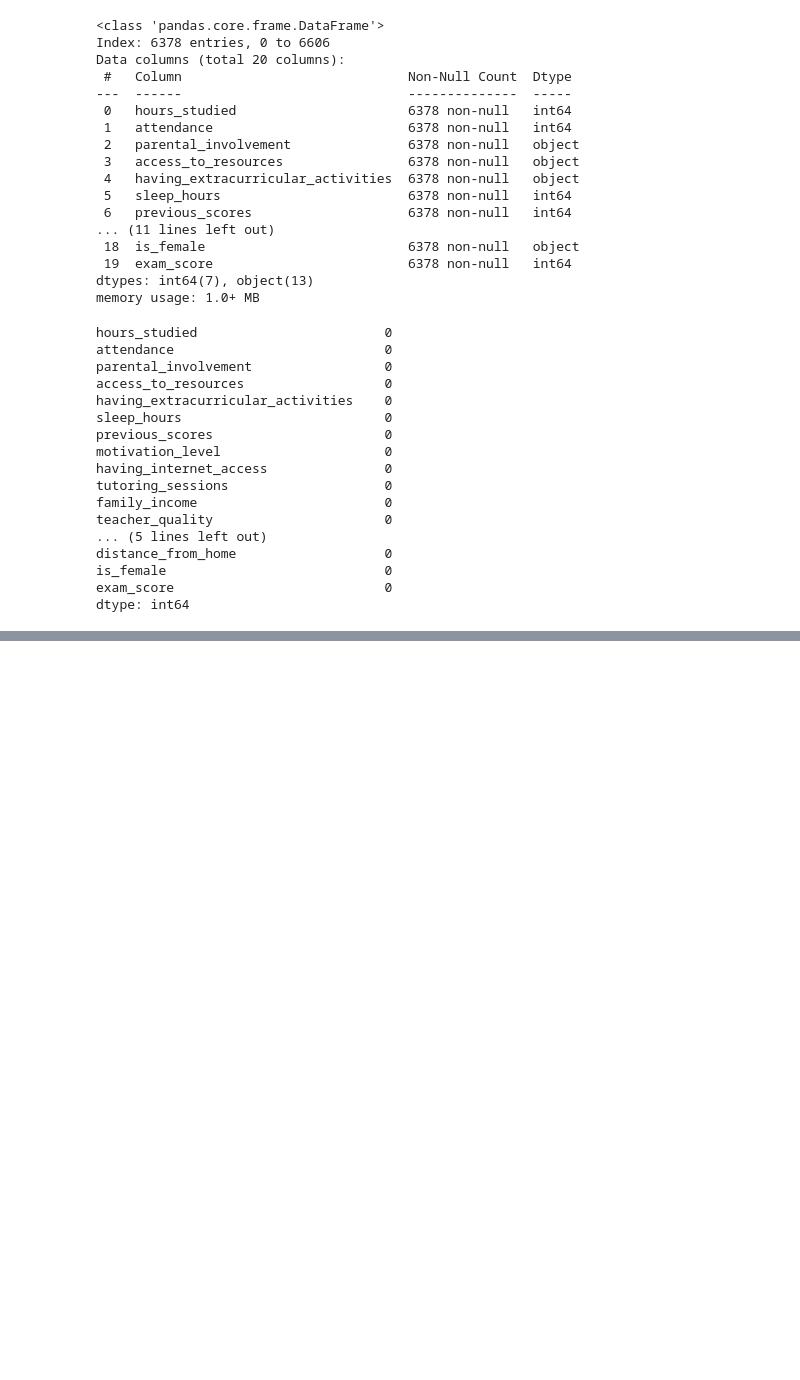
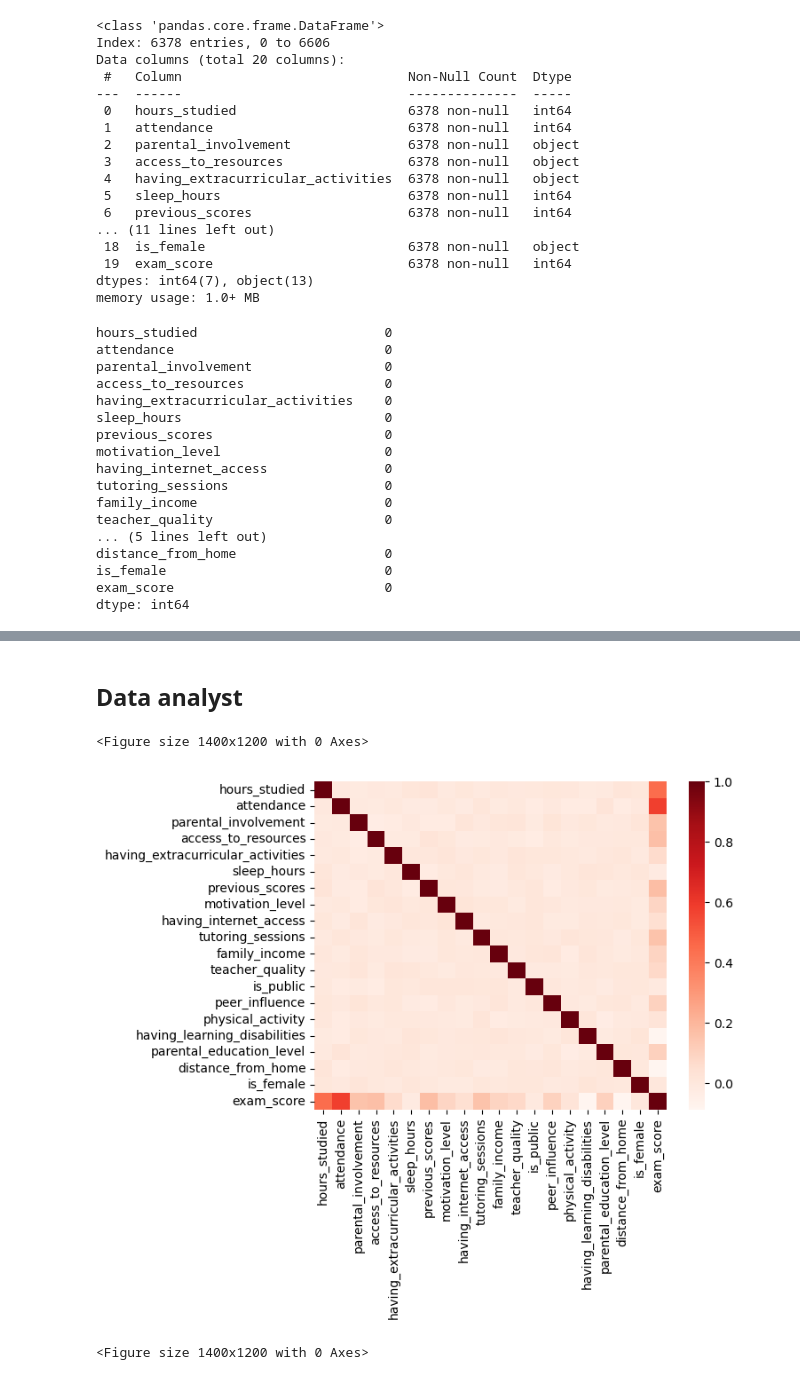
Before and after one commit to minhngocda/kaggle_student_performance_factors, a Jupyter notebook: Student_performance_sample.ipynb, the cells around one changed output, grey strips where cells are left out. Drawn from its saved outputs; the diff is of its cells as text; code cells hidden in the pictures; blank space fills up the shorter version.

```diff
--- a/Student_performance_sample.ipynb
+++ b/Student_performance_sample.ipynb
@@ -244,0 +254,15 @@ dtype: int64
+# %% [markdown]
+## Data analyst
+# %%
+# calculate the correlation matrix on all columns
+corr = df_cleaned.corr()
+
+# plot the heatmap
+sns.heatmap(    corr,
+    cmap="Reds",
+    annot=False)
+plt.figure(figsize=(14, 12))
+# %% [output]
+<Figure size 1400x1200 with 0 Axes>
+[figure, added]
+<Figure size 1400x1200 with 0 Axes>
```
Also changed, not shown: parts of 14 cells of this notebook.
